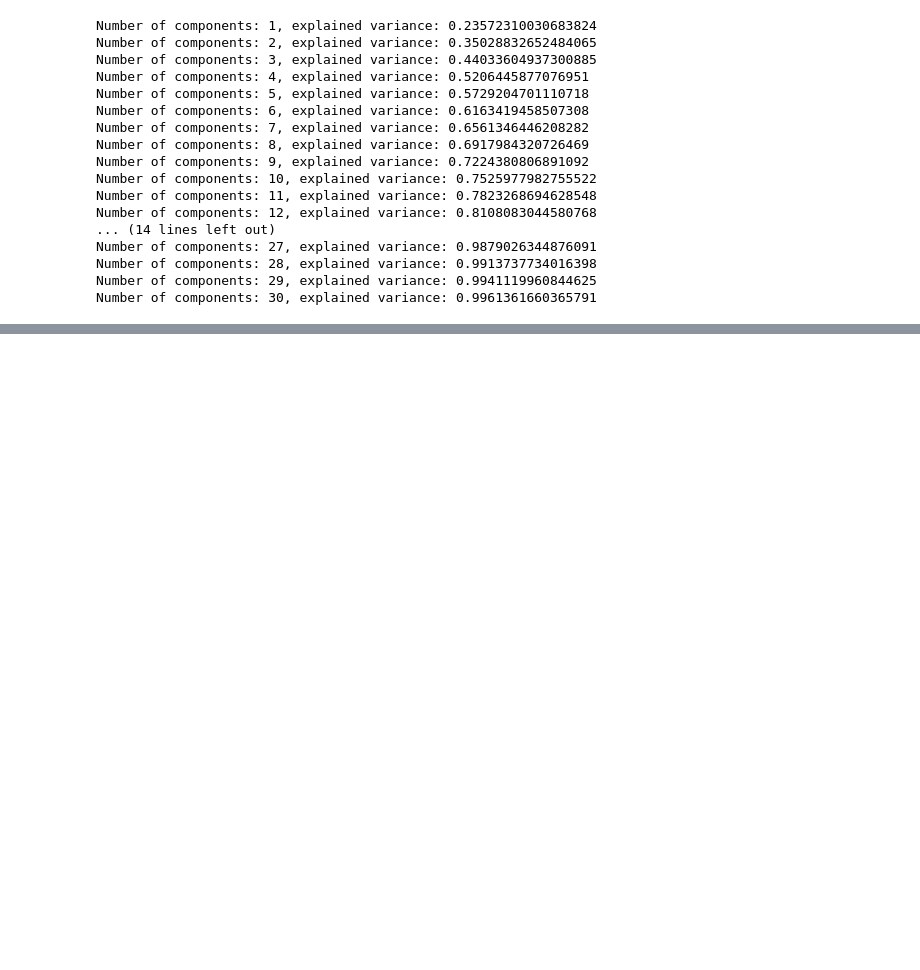
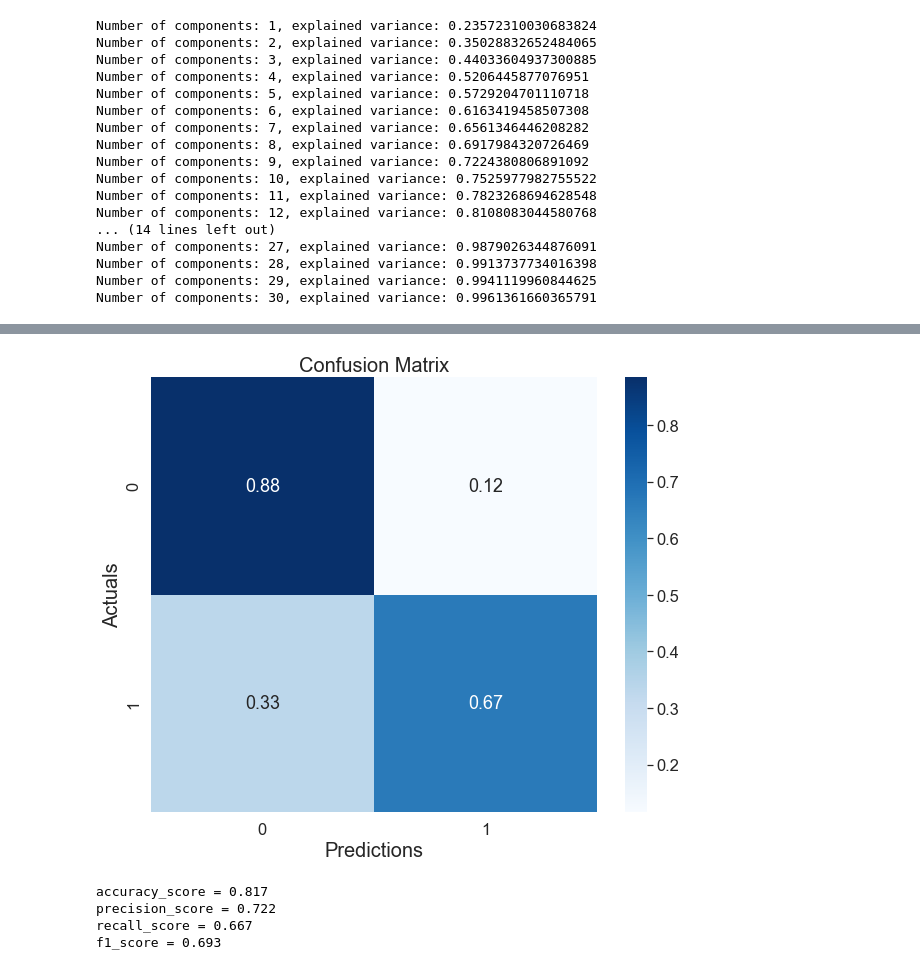
Before and after one commit to pzolnierczyk/insurance-classification, a Jupyter notebook: insurance_claims.ipynb, the cells around one changed output, grey strips where cells are left out. Drawn from its saved outputs; the diff is of its cells as text; code cells hidden in the pictures; blank space fills up the shorter version.

```diff
--- a/insurance_claims.ipynb
+++ b/insurance_claims.ipynb
@@ -311,0 +349,24 @@ array([[0.71106381, 0.28893619],
+# %%
+# searching for the best XGBoost parameters
+param_dist = {'n_estimators': [int(n) for n in np.linspace(100, 301, 100)],
+             'max_features': ['auto', 'log2'],
+             'max_depth': [int(n) for n
+                           in np.linspace(5, 51, 10)],
+             'min_samples_split': [2, 5, 10, 15],
+             'learning_rate': [0.01, 0.05, 0.1, 0.2]
+}
+
+clf_xgb = xgb.XGBClassifier()
+clf = RandomizedSearchCV(clf_xgb,
+                         param_distributions = param_dist,
+                         cv = 5,
+                         n_iter = 5,
+                         scoring = 'roc_auc',
+                         error_score = 0,
+                         verbose = 3,
+                         n_jobs = -1)
+
+clf.fit(X_tr_pca, y_train.to_numpy())
+
+for hyperparam in clf.best_params_.keys():
+    print(hyperparam[hyperparam.find("__") + 1:],": ", clf.best_params_[hyperparam])
@@ -311,0 +383,19 @@ array([[0.71106381, 0.28893619],
+# %%
+clf_xgb = xgb.XGBClassifier(**clf.best_params_, verbosity=0)
+xgboost = clf_xgb.fit(X_tr_pca, y_train.to_numpy(), verbose=True)
+# %%
+# Running prediciton and preparing confusion matrix
+predict_proba = xgboost.predict_proba(X_te_pca)
+xgboost_pred = [1 if predict_proba[i][1]> cutoff else 0 for i in range(len(predict_proba))]
+con_mat(y_test, xgboost_pred, normalize=True)
+# %% [output]
+[figure, added]
+# %%
+# Scores evaluation
+for i in [accuracy_score, precision_score, recall_score, f1_score]:
+    print(i.__name__, '=', round(i(y_test.to_numpy(), xgboost_pred),3))
+# %% [output]
+accuracy_score = 0.817
+precision_score = 0.722
+recall_score = 0.667
+f1_score = 0.693
```
Also changed, not shown: parts of 21 cells of this notebook.
